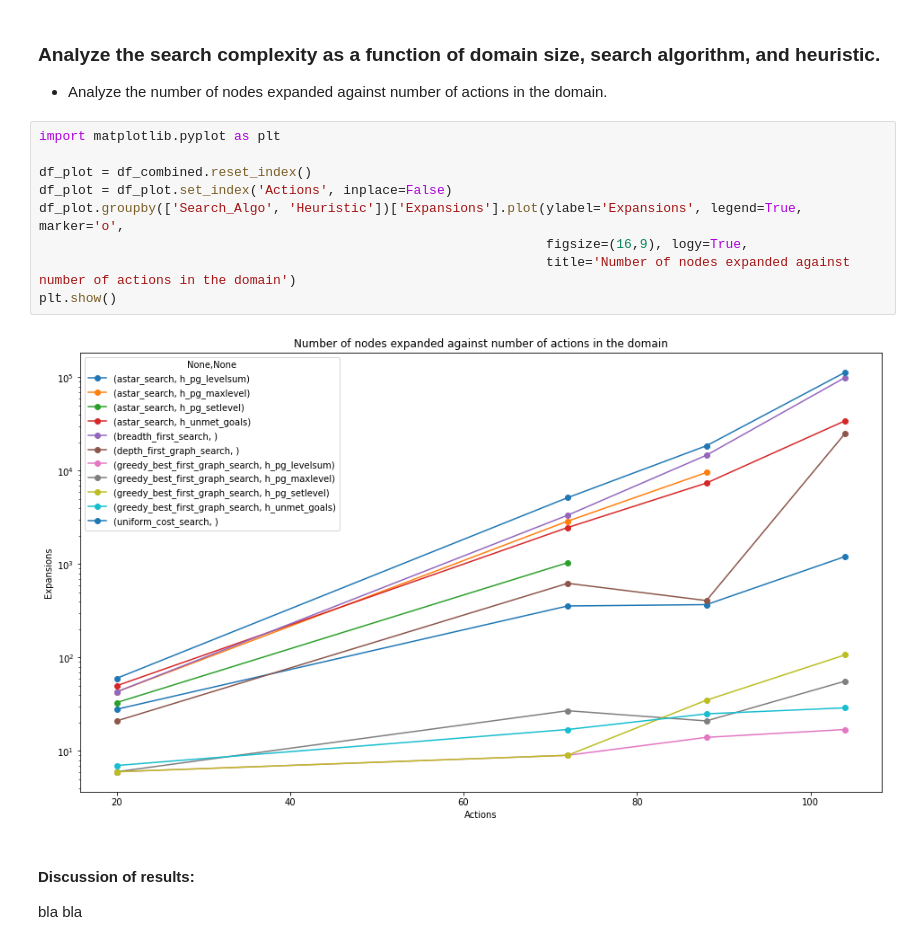
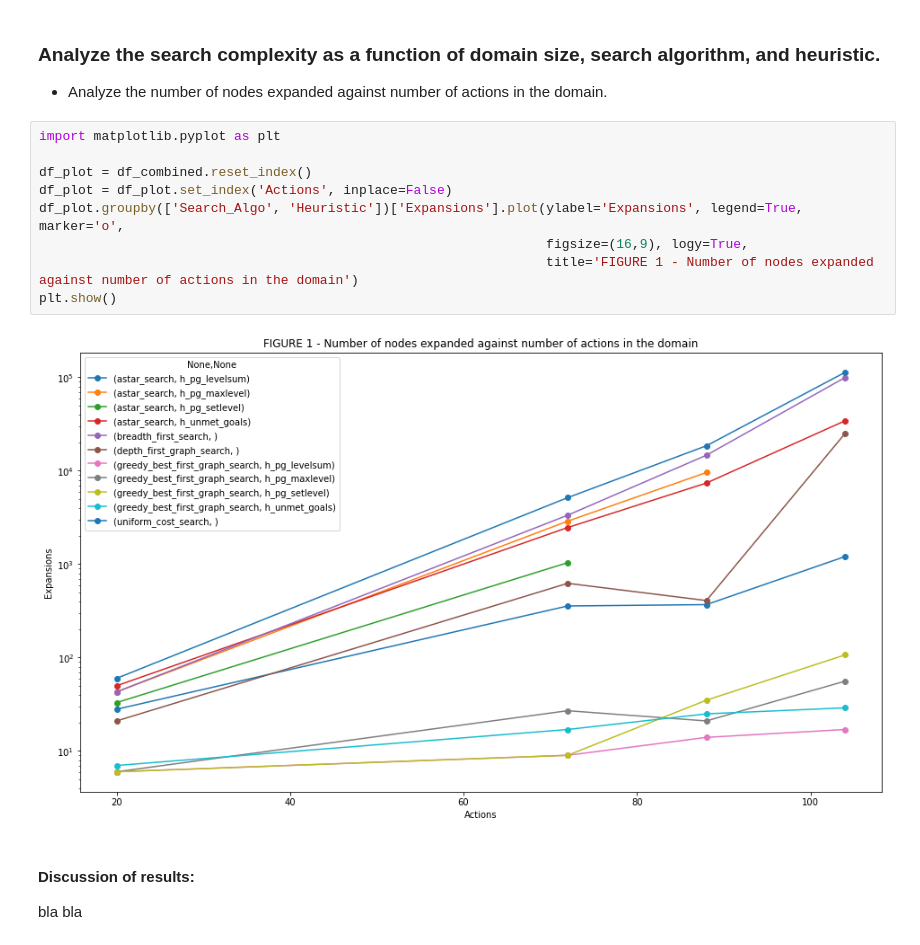
Before and after one commit to johngreibelarsen/ai-classical-planning, a Jupyter notebook: forward_planning_agent.ipynb, the cells around one changed output. Drawn from its saved outputs; the diff is of its cells as text.

```diff
--- a/forward_planning_agent.ipynb
+++ b/forward_planning_agent.ipynb
@@ -98,14 +98,14 @@ df_combined
 # %%
 import matplotlib.pyplot as plt
 
 df_plot = df_combined.reset_index()
 df_plot = df_plot.set_index('Actions', inplace=False)
 df_plot.groupby(['Search_Algo', 'Heuristic'])['Expansions'].plot(ylabel='Expansions', legend=True, marker='o',
                                                                  figsize=(16,9), logy=True,
-                                                                 title='Number of nodes expanded against number of actions in the domain')
+                                                                 title='FIGURE 1 - Number of nodes expanded against number of actions in the domain')
 plt.show()
 # %% [output]
-[figure, old version]
+[figure, new version]
 # %% [markdown]
 #### Discussion of results:
 bla bla
```
Also changed, not shown: parts of 5 cells of this notebook.
